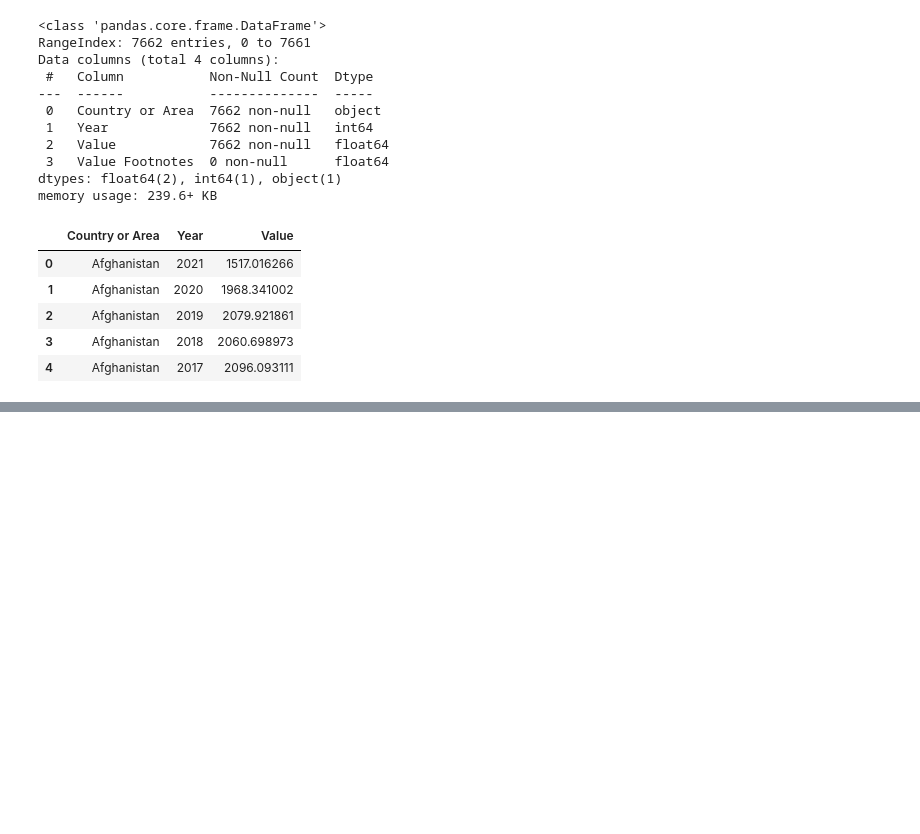
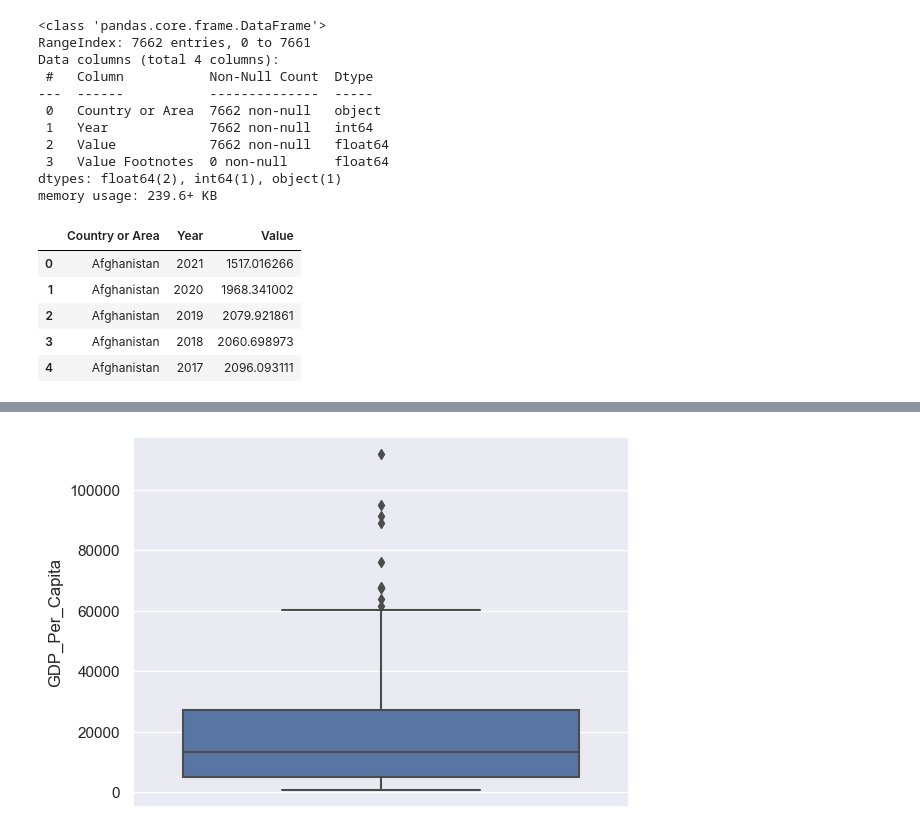
Before and after one commit to NSS-Data-Analytics-Cohort-12/un-python-shipster86, a Jupyter notebook: notebooks/un_project.ipynb, the cells around one changed output, grey strips where cells are left out. Saved outputs shown, nothing was run; the diff lists cells and outputs as text; code cells hidden in the pictures; blank space fills up the shorter version.

```diff
--- a/notebooks/un_project.ipynb
+++ b/notebooks/un_project.ipynb
@@ -108,0 +154,6 @@ gdp_df[gdp_df["GDP_Per_Capita"] > 0]
+# %%
+sns.set_theme(style="darkgrid")
+sns.boxplot(y=gdp_df2020["GDP_Per_Capita"])
+plt.show()
+# %% [output]
+[figure, added]
```
Also changed, not shown: parts of 39 cells of this notebook.
